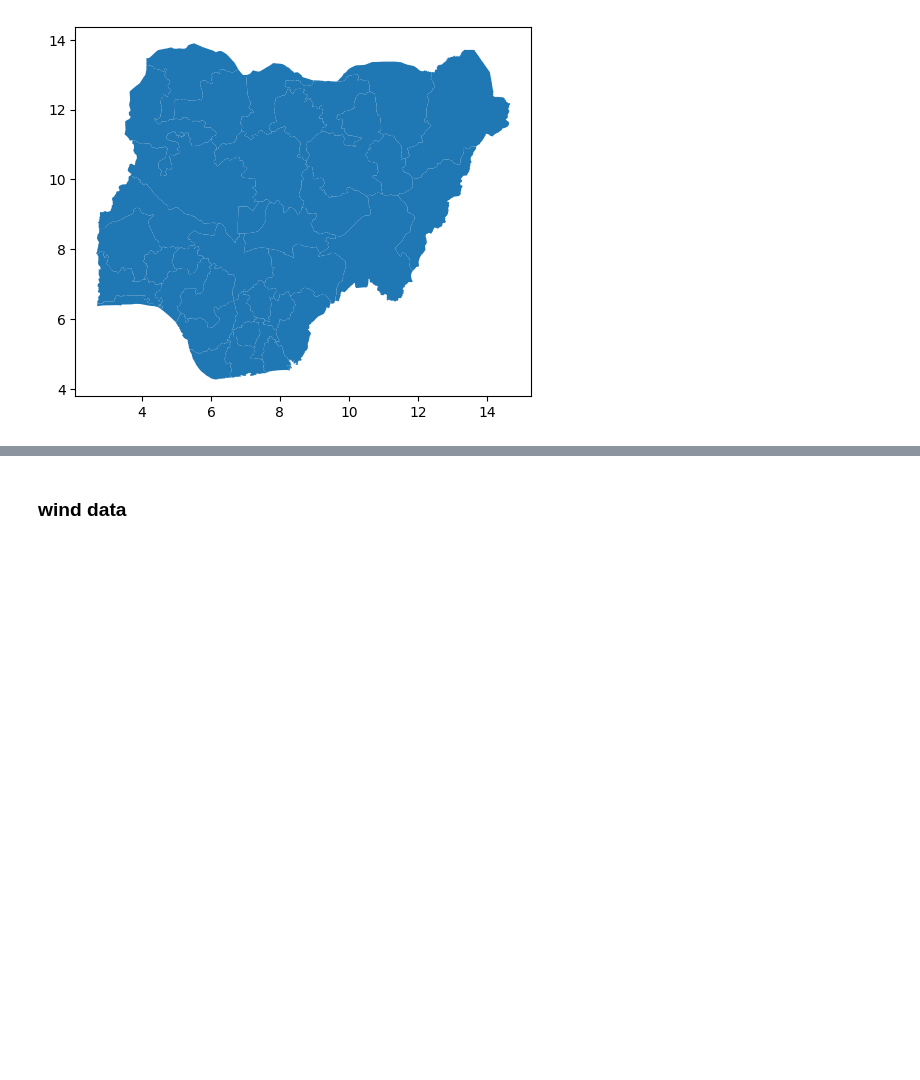
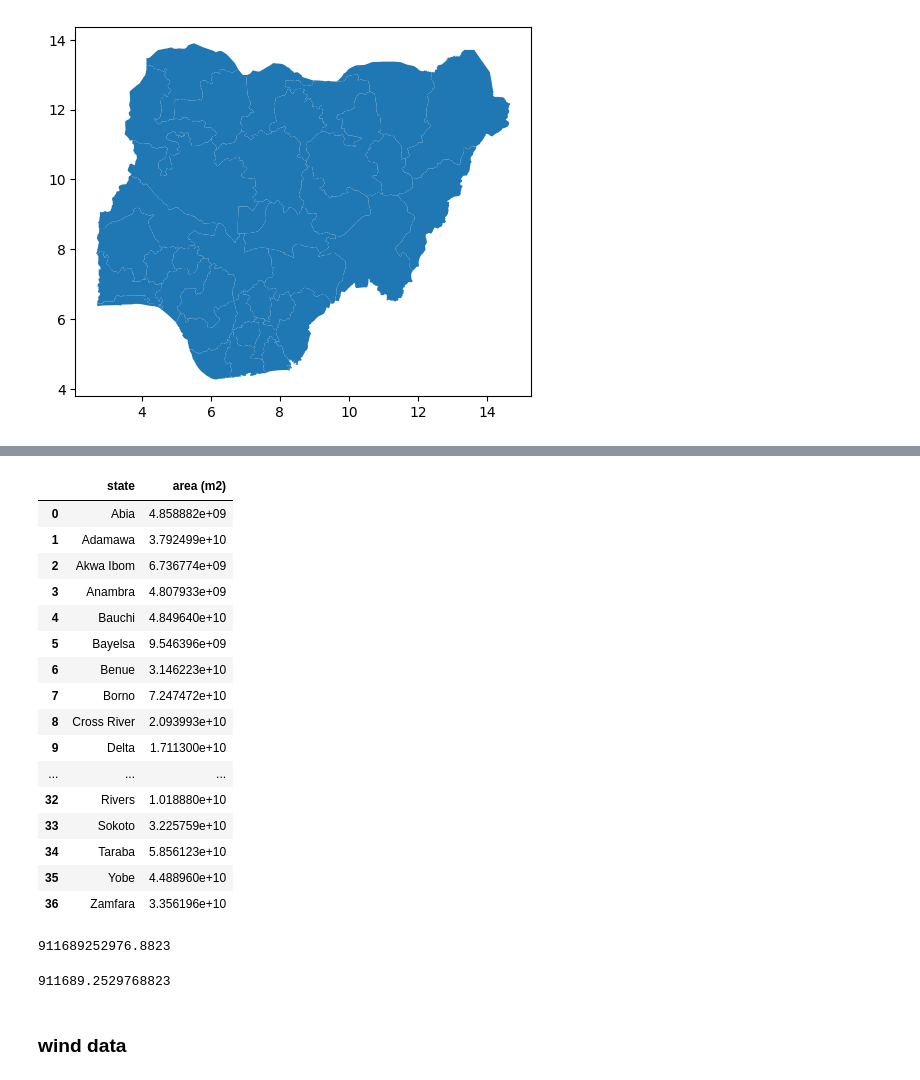
Before and after one commit to juliet29/cee276Renewables, a Jupyter notebook: final_project/notebook.ipynb, the cells around one changed output, grey strips where cells are left out. Cells and saved outputs as stored; diff of their text form; code cells hidden in the pictures; blank space fills up the shorter version.

Commit message:
power across states

```diff
--- a/final_project/notebook.ipynb
+++ b/final_project/notebook.ipynb
@@ -28,0 +44,2 @@ states.plot()
+# %%
+states_m = states.to_crs('epsg:32632')
@@ -29,3 +63,32 @@ states.plot()
+# %%
+state_areas = pd.DataFrame(states_m.apply(lambda x: (x.admin1Name, shape(x["geometry"]).area ), axis=1).to_list(), columns=["state", "area (m2)"])
+state_areas
+# %% [output]
+|  | state | area (m2) |
+| 0 | Abia | 4.858882e+09 |
+| 1 | Adamawa | 3.792499e+10 |
+| 2 | Akwa Ibom | 6.736774e+09 |
+| 3 | Anambra | 4.807933e+09 |
+| 4 | Bauchi | 4.849640e+10 |
+| 5 | Bayelsa | 9.546396e+09 |
+| 6 | Benue | 3.146223e+10 |
+| 7 | Borno | 7.247472e+10 |
+| 8 | Cross River | 2.093993e+10 |
+| 9 | Delta | 1.711300e+10 |
+| ... | ... | ... |
+| 32 | Rivers | 1.018880e+10 |
+| 33 | Sokoto | 3.225759e+10 |
+| 34 | Taraba | 5.856123e+10 |
+| 35 | Yobe | 4.488960e+10 |
+| 36 | Zamfara | 3.356196e+10 |
+# %%
+state_areas["area (m2)"].sum() # 9.23768e+11
+# %% [output]
+911689252976.8823
+# %%
+state_areas["area (m2)"].sum()/ 1e6 # 923,768 km 2
+# %% [output]
+911689.2529768823
 # %% [markdown]
 ### wind data
 # %%
```
Also changed, not shown: parts of 6 cells of this notebook, 2 other files.
